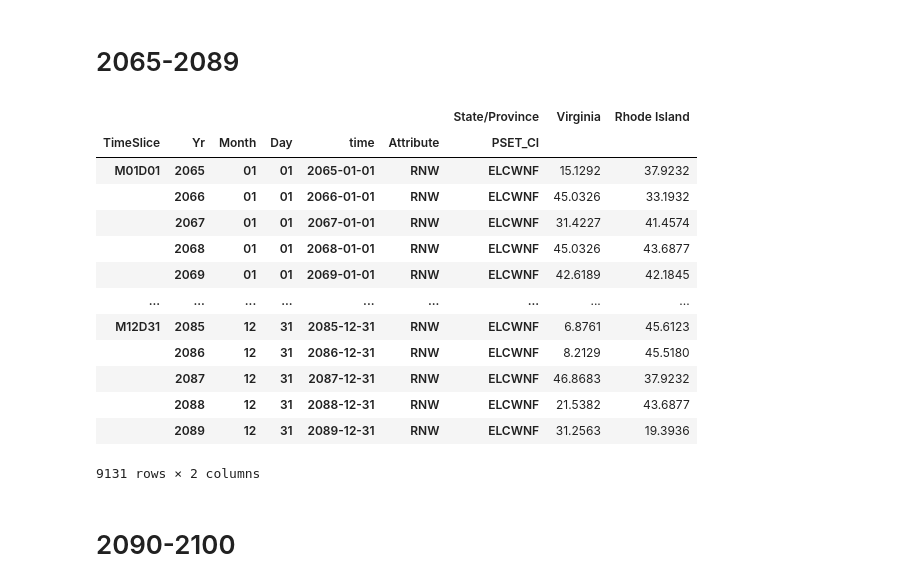
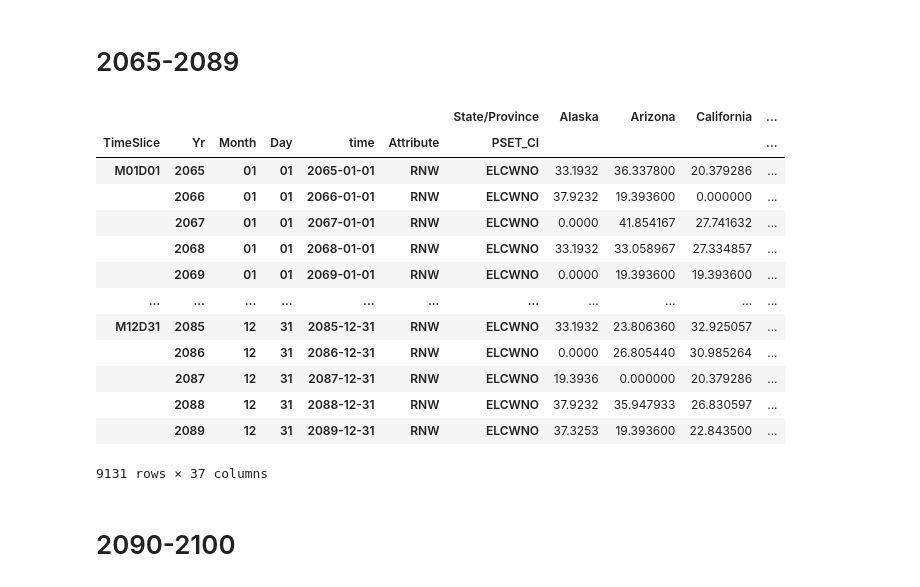
Before and after one commit to esma-cu/DATA_WIND_CF, a Jupyter notebook: Wind_Organize_CF - TUSM.ipynb, the cells around one changed output. Cells and saved outputs as stored; diff of their text form; code cells hidden in the pictures.

```diff
--- a/Wind_Organize_CF - TUSM.ipynb
+++ b/Wind_Organize_CF - TUSM.ipynb
@@ -217,10 +184,10 @@ SSP126_2090_2100_tt.to_csv('SSP126_offshore_2090_2100_test_state.csv')
 Organize in the Format that is compliant with TIMES/VEDA 2.0 --> Only Run the Block associated with the proper SSP
 # %%
 # dask open csv
-#SSP126_2015_2039_tt = dd.read_csv('SSP126_offshore_2015_2039_test_state.csv', assume_missing=True)
-#SSP126_2040_2064_tt = dd.read_csv('SSP126_offshore_2040_2064_test_state.csv', assume_missing=True)
-#SSP126_2065_2089_tt = dd.read_csv('SSP126_offshore_2065_2089_test_state.csv', assume_missing=True)
-SSP126_2090_2100_tt = dd.read_csv('SSP126_offshore_2090_2100_test_state.csv', assume_missing=True)
+#SSP126_2015_2039_tt = dd.read_csv('SSP126_usa_onshore_2015_2039_test_state.csv')
+SSP126_2040_2064_tt = dd.read_csv('SSP126_usa_onshore_2040_2064_test_state.csv')
+SSP126_2065_2089_tt = dd.read_csv('SSP126_usa_onshore_2065_2089_test_state.csv')
+SSP126_2090_2100_tt = dd.read_csv('SSP126_usa_onshore_2090_2100_test_state.csv')
 # %% [markdown]
 # 2015-2039
 # %%
@@ -299,40 +277,39 @@ SSP126_2040_2064_tt.to_csv('SSP126_2040_2064_TIMES_state.csv')
 # %%
 #   SSP 126 2065-2089
 #create a new column called 'Month' that is the month of the 'time' column
 SSP126_2065_2089_tt['Month'] = SSP126_2065_2089_tt['time'].astype(str).str[5:7]
 #create a new column called 'Day' that is the day of the 'time' column
 SSP126_2065_2089_tt['Day'] = SSP126_2065_2089_tt['time'].astype(str).str[8:10]
 #create a new column called 'TimeSlice' that is 'M' + Month + 'D' + Day
 SSP126_2065_2089_tt['TimeSlice'] = 'M' + SSP126_2065_2089_tt['Month'] + 'D' + SSP126_2065_2089_tt['Day']
 # add a new column called 'Attribute' that is entirely full of 'RNW'
 SSP126_2065_2089_tt['Attribute'] = 'RNW'
 # add a new column called 'Yr' that is the year of the 'time' column
 SSP126_2065_2089_tt['Yr'] = SSP126_2065_2089_tt['time'].astype(str).str[:4]
 # add a new column called 'PSET_CI' that is 'ELCWNO' for onshore or 'ELCWNF' for offshore
-SSP126_2065_2089_tt['PSET_CI'] = 'ELCWNF'
+SSP126_2065_2089_tt['PSET_CI'] = 'ELCWNO'
 
 SSP126_2065_2089_tt= SSP126_2065_2089_tt.groupby(['State/Province', 'time']).first().compute()
 #pivot the table so that TEMELE_REGIONS_COPY are the columns, TimeSlice are the rows, and the values are the CP
 SSP126_2065_2089_tt = SSP126_2065_2089_tt.pivot_table(index=['TimeSlice', 'Yr', 'Month', 'Day', 'time', 'Attribute', 'PSET_CI'], columns='State/Province', values='CP', aggfunc='first')
 #replace all NaN values with 0
 SSP126_2065_2089_tt = SSP126_2065_2089_tt.fillna(0)
 # only keep TimeSlice', 'Yr', 'Month', 'Day', 'time', 'Attribute', 'PSET_CI', 'Virginia', 'Rhode Island'
-SSP126_2065_2089_tt = SSP126_2065_2089_tt[['Virginia', 'Rhode Island']]
 SSP126_2065_2089_tt
 # %% [output]
-|  |  |  |  |  |  | State/Province | Virginia | Rhode Island |
-| TimeSlice | Yr | Month | Day | time | Attribute | PSET_CI |  |  |
-| M01D01 | 2065 | 01 | 01 | 2065-01-01 | RNW | ELCWNF | 15.1292 | 37.9232 |
-|  | 2066 | 01 | 01 | 2066-01-01 | RNW | ELCWNF | 45.0326 | 33.1932 |
-|  | 2067 | 01 | 01 | 2067-01-01 | RNW | ELCWNF | 31.4227 | 41.4574 |
-|  | 2068 | 01 | 01 | 2068-01-01 | RNW | ELCWNF | 45.0326 | 43.6877 |
-|  | 2069 | 01 | 01 | 2069-01-01 | RNW | ELCWNF | 42.6189 | 42.1845 |
-| ... | ... | ... | ... | ... | ... | ... | ... | ... |
-| M12D31 | 2085 | 12 | 31 | 2085-12-31 | RNW | ELCWNF | 6.8761 | 45.6123 |
-|  | 2086 | 12 | 31 | 2086-12-31 | RNW | ELCWNF | 8.2129 | 45.5180 |
-|  | 2087 | 12 | 31 | 2087-12-31 | RNW | ELCWNF | 46.8683 | 37.9232 |
-|  | 2088 | 12 | 31 | 2088-12-31 | RNW | ELCWNF | 21.5382 | 43.6877 |
-|  | 2089 | 12 | 31 | 2089-12-31 | RNW | ELCWNF | 31.2563 | 19.3936 |
+|  |  |  |  |  |  | State/Province | Alaska | Arizona | California | ... |
+| TimeSlice | Yr | Month | Day | time | Attribute | PSET_CI |  |  |  | ... |
+| M01D01 | 2065 | 01 | 01 | 2065-01-01 | RNW | ELCWNO | 33.1932 | 36.337800 | 20.379286 | ... |
+|  | 2066 | 01 | 01 | 2066-01-01 | RNW | ELCWNO | 37.9232 | 19.393600 | 0.000000 | ... |
+|  | 2067 | 01 | 01 | 2067-01-01 | RNW | ELCWNO | 0.0000 | 41.854167 | 27.741632 | ... |
+|  | 2068 | 01 | 01 | 2068-01-01 | RNW | ELCWNO | 33.1932 | 33.058967 | 27.334857 | ... |
+|  | 2069 | 01 | 01 | 2069-01-01 | RNW | ELCWNO | 0.0000 | 19.393600 | 19.393600 | ... |
+| ... | ... | ... | ... | ... | ... | ... | ... | ... | ... | ... |
+| M12D31 | 2085 | 12 | 31 | 2085-12-31 | RNW | ELCWNO | 33.1932 | 23.806360 | 32.925057 | ... |
+|  | 2086 | 12 | 31 | 2086-12-31 | RNW | ELCWNO | 0.0000 | 26.805440 | 30.985264 | ... |
+|  | 2087 | 12 | 31 | 2087-12-31 | RNW | ELCWNO | 19.3936 | 0.000000 | 20.379286 | ... |
+|  | 2088 | 12 | 31 | 2088-12-31 | RNW | ELCWNO | 37.9232 | 35.947933 | 26.830597 | ... |
+|  | 2089 | 12 | 31 | 2089-12-31 | RNW | ELCWNO | 37.3253 | 19.393600 | 22.843500 | ... |
-9131 rows × 2 columns
+9131 rows × 37 columns
 # %%
 #export to csv
```
Also changed, not shown: parts of 36 cells of this notebook, 2 other files.
